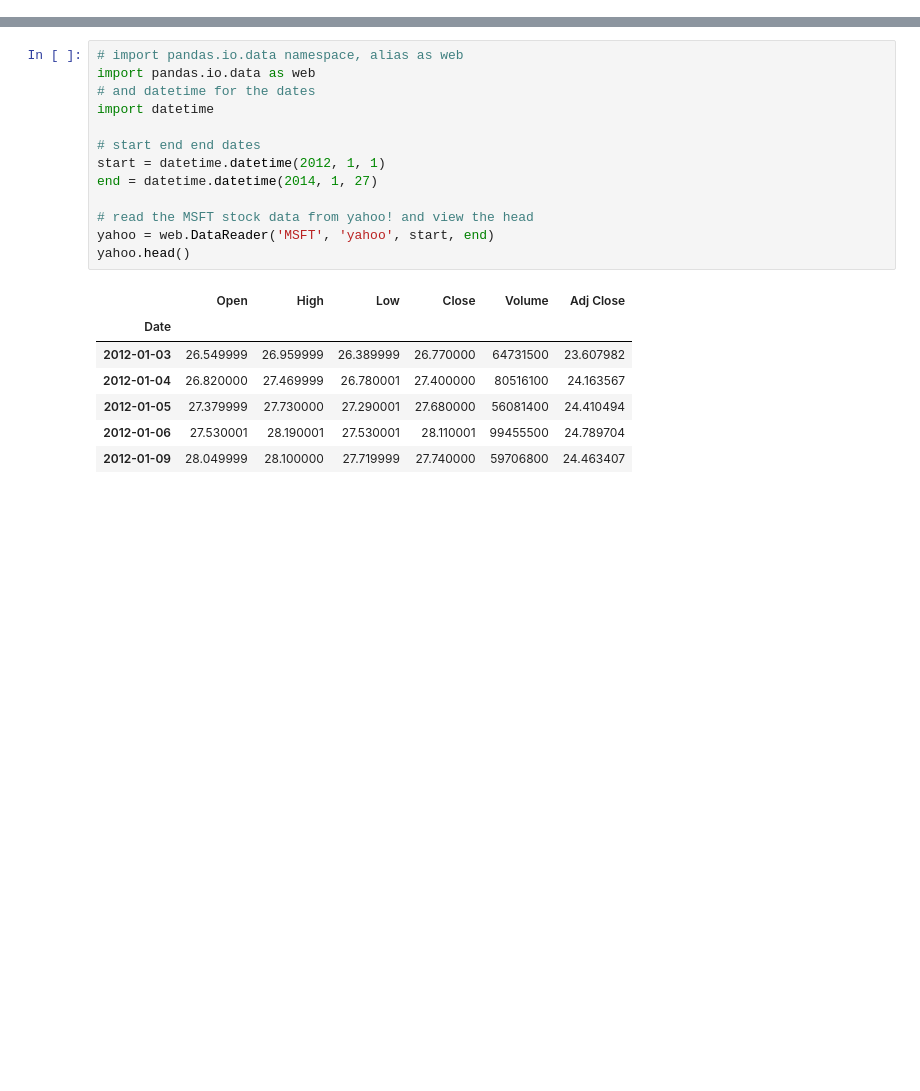
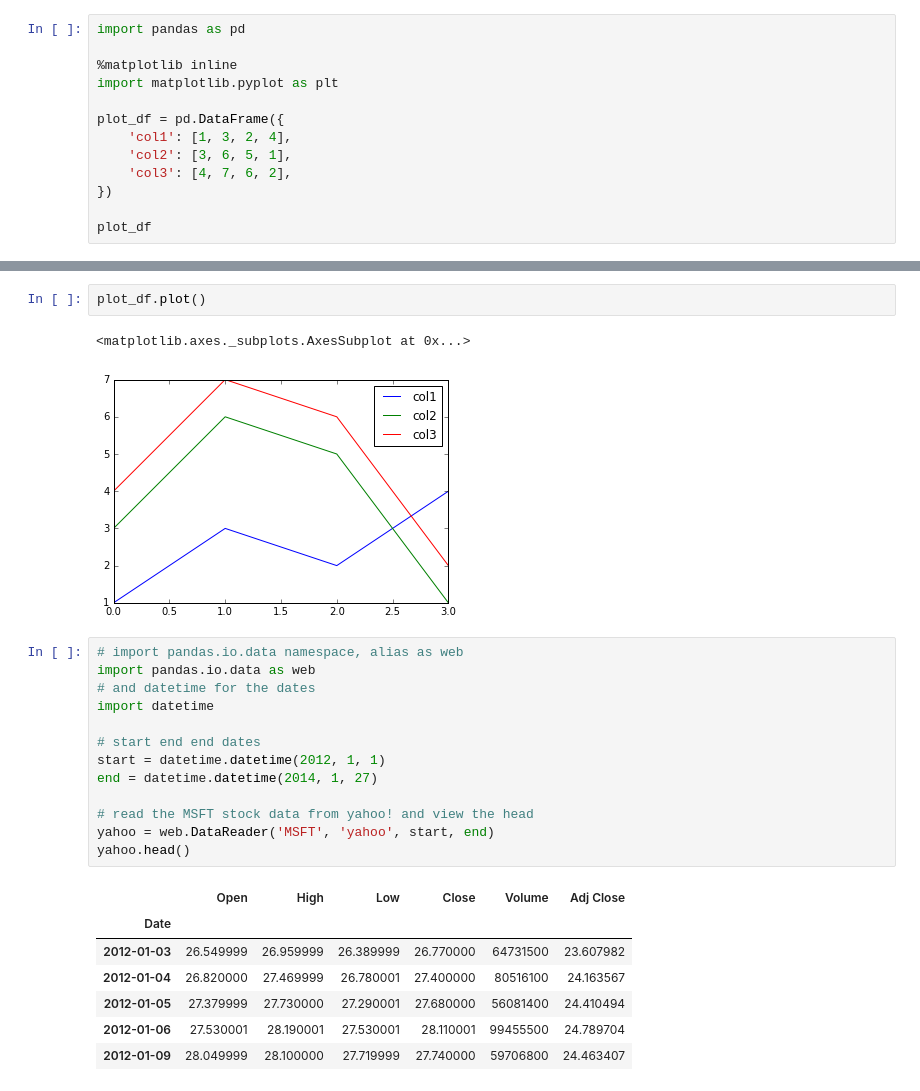
Before and after one commit to ndexbio/ndex-stats-jupyter-notebooks, a Jupyter notebook: misc.ipynb, the cells around one changed output, grey strips where cells are left out. Drawn from its saved outputs; the diff is of its cells as text; blank space fills up the shorter version.

```diff
--- a/misc.ipynb
+++ b/misc.ipynb
@@ -0,0 +1,13 @@
+# %%
+import pandas as pd
+
+%matplotlib inline
+import matplotlib.pyplot as plt
+
+plot_df = pd.DataFrame({
+    'col1': [1, 3, 2, 4],
+    'col2': [3, 6, 5, 1],
+    'col3': [4, 7, 6, 2],
+})
+
+plot_df
@@ -1,3 +20,8 @@
+# %%
+plot_df.plot()
+# %% [output]
+<matplotlib.axes._subplots.AxesSubplot at 0x...>
+[figure, added]
 # %%
 # import pandas.io.data namespace, alias as web
 import pandas.io.data as web
```
Also changed, not shown: parts of 4 cells of this notebook, 1 other file.
